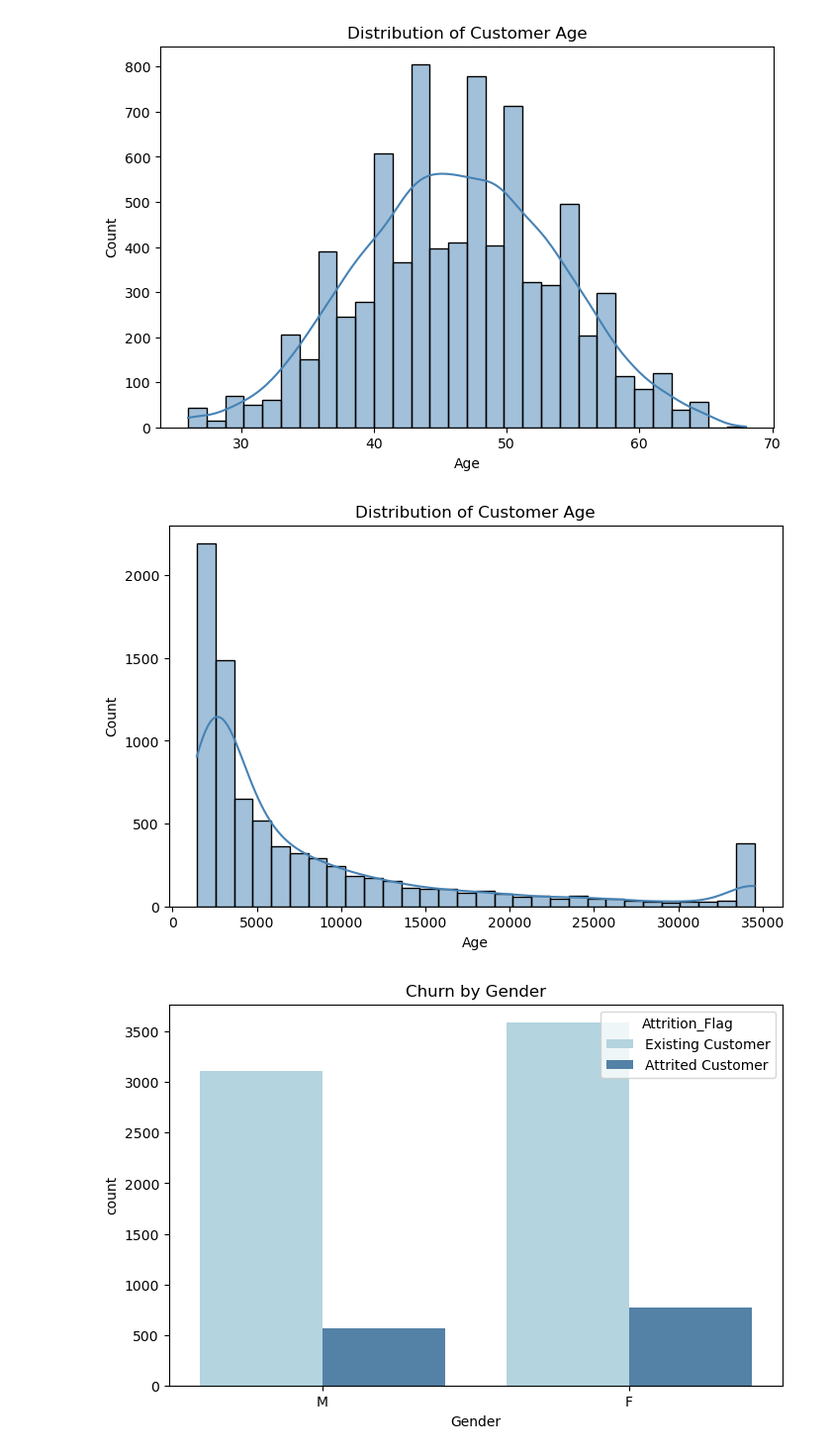
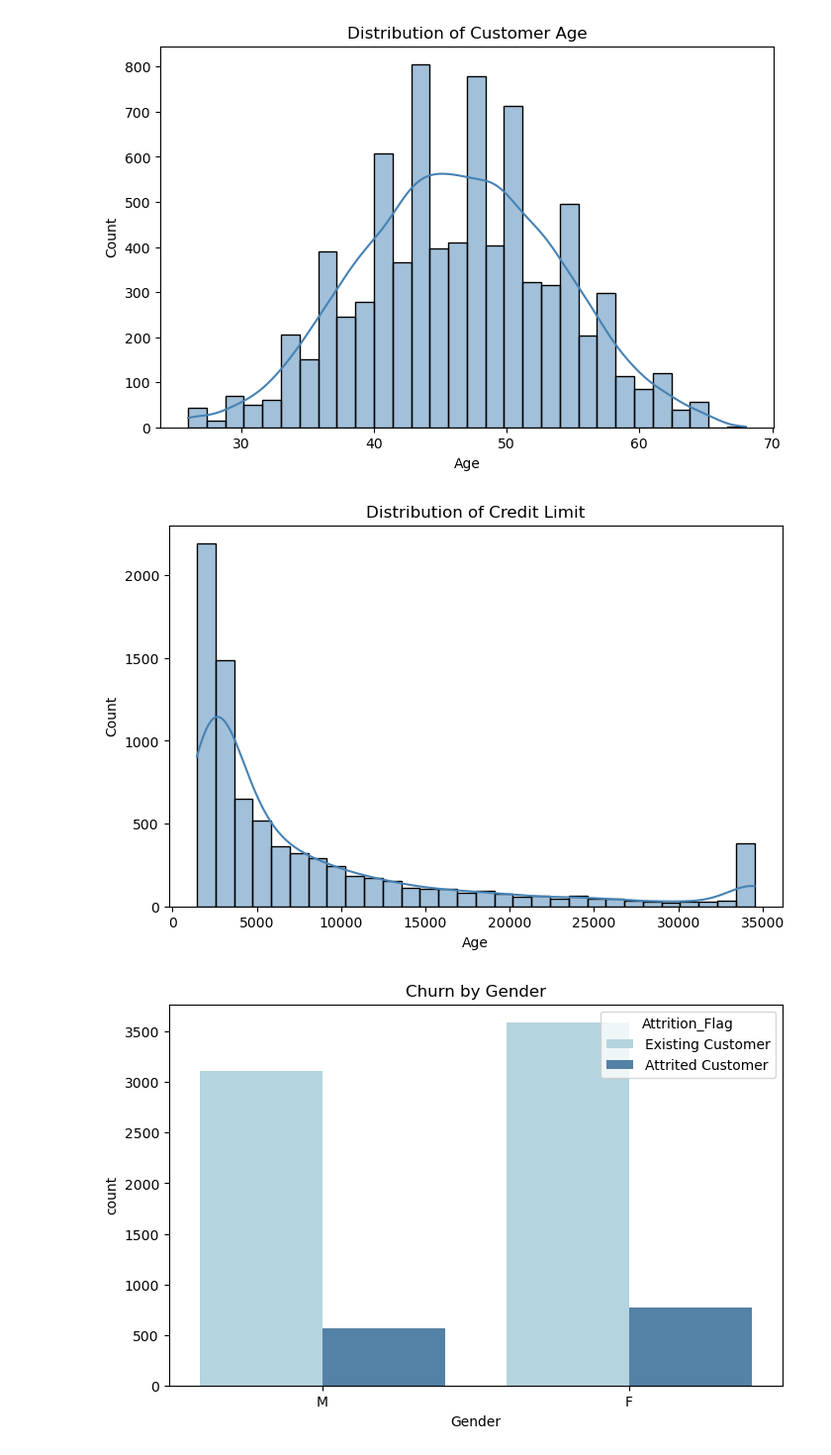
Before and after one commit to labelenn/Predicting-Bank-Customer-Attrition, a Jupyter notebook: customer_attrition.ipynb, the cells around one changed output. Shown at 99% size. Saved outputs shown, nothing was run; the diff lists cells and outputs as text; code cells hidden in the pictures.

```diff
--- a/customer_attrition.ipynb
+++ b/customer_attrition.ipynb
@@ -161,12 +161,12 @@ plt.show()
 # %%
 plt.figure(figsize=(8,5))
 sns.histplot(df_cleaned['Credit_Limit'], bins=30, kde=True, color="steelblue")
-plt.title("Distribution of Customer Age")
+plt.title("Distribution of Credit Limit")
 plt.xlabel("Age")
 plt.ylabel("Count")
 plt.show()
 # %% [output]
-[figure, old version]
+[figure, new version]
 # %%
 plt.figure(figsize=(8,5))
 sns.countplot(x='Gender', hue='Attrition_Flag', data=df_cleaned, palette=['lightblue', 'steelblue'])
```
Also changed, not shown: parts of 1 cell of this notebook, 1 other file.
